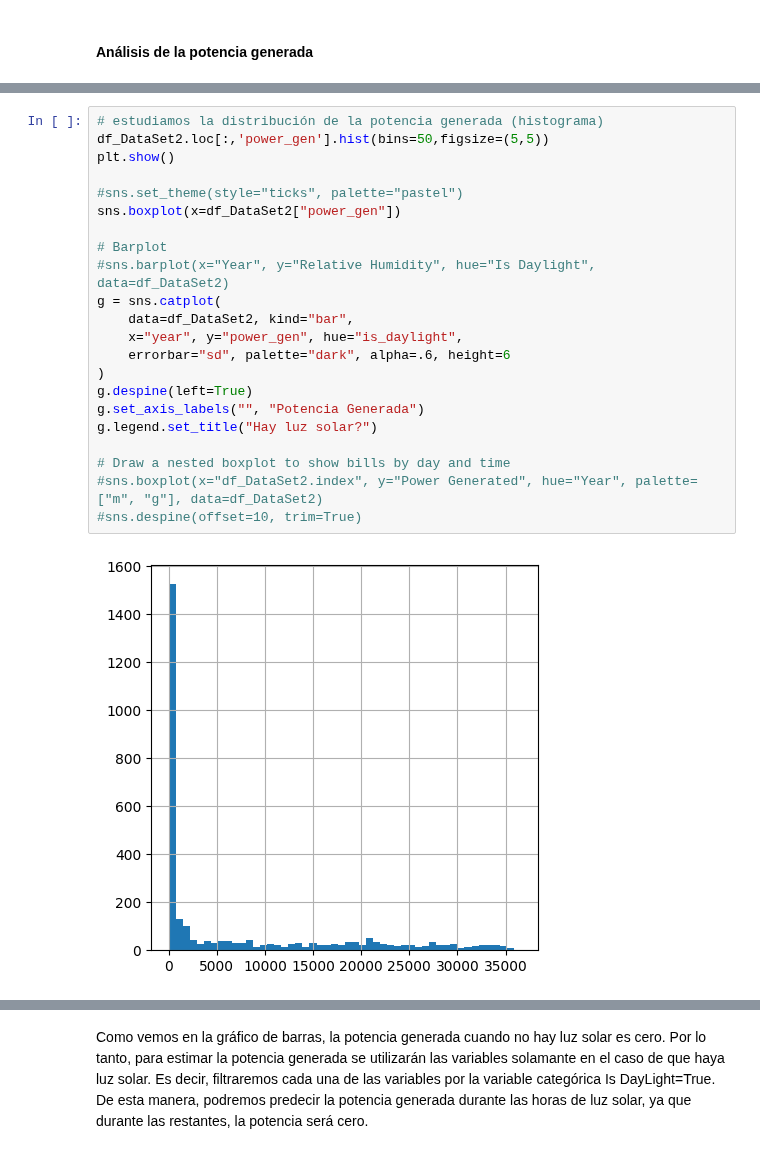
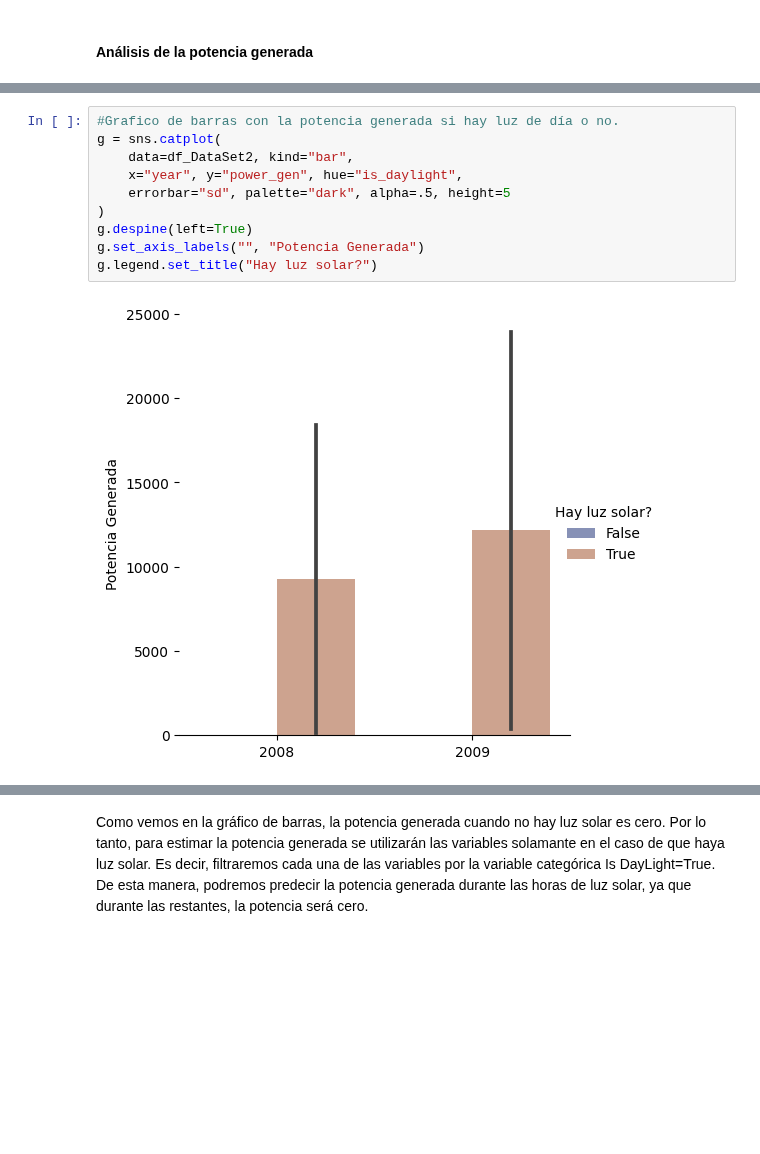
Before and after one commit to FernandoEzequiel/Coder, a Jupyter notebook: notebook/Entregas Coder/Visualizaciones_GarciaGonzalez.ipynb, the cells around one changed output, grey strips where cells are left out. Cells and saved outputs as stored; diff of their text form; blank space fills up the shorter version.

```diff
--- a/notebook/Entregas Coder/Visualizaciones_GarciaGonzalez.ipynb
+++ b/notebook/Entregas Coder/Visualizaciones_GarciaGonzalez.ipynb
@@ -110,24 +134,12 @@ df_DataSet2.iloc[:,6:16].describe().T
 # %%
-# estudiamos la distribución de la potencia generada (histograma)
-df_DataSet2.loc[:,'power_gen'].hist(bins=50,figsize=(5,5))
-plt.show()
-
-#sns.set_theme(style="ticks", palette="pastel")
-sns.boxplot(x=df_DataSet2["power_gen"])
-
-# Barplot
-#sns.barplot(x="Year", y="Relative Humidity", hue="Is Daylight", data=df_DataSet2)
+#Grafico de barras con la potencia generada si hay luz de día o no.
 g = sns.catplot(
     data=df_DataSet2, kind="bar",
     x="year", y="power_gen", hue="is_daylight",
-    errorbar="sd", palette="dark", alpha=.6, height=6
+    errorbar="sd", palette="dark", alpha=.5, height=5
 )
 g.despine(left=True)
 g.set_axis_labels("", "Potencia Generada")
 g.legend.set_title("Hay luz solar?")
-
-# Draw a nested boxplot to show bills by day and time
-#sns.boxplot(x="df_DataSet2.index", y="Power Generated", hue="Year", palette=["m", "g"], data=df_DataSet2)
-#sns.despine(offset=10, trim=True)
 # %% [output]
-[figure, old version]
+[figure, new version]
```
Also changed, not shown: parts of 4 cells of this notebook, 1 other file.
